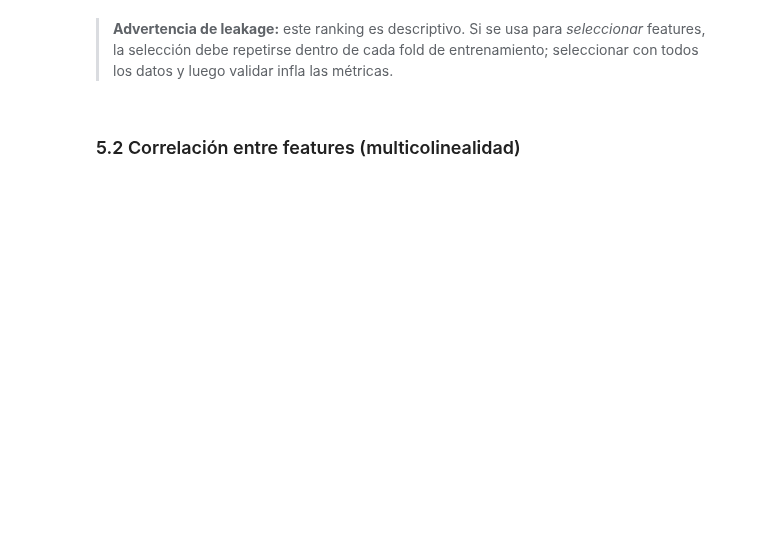
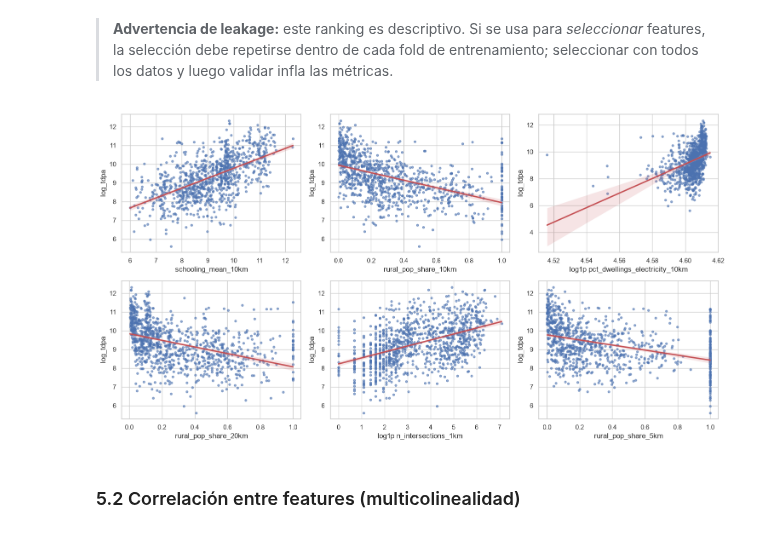
Before and after one commit to AEST2722/Equipo20_EnergyIntelligence, a Jupyter notebook: 04_NOTEBOOKS/02_EDA_TOP_Model_Table.ipynb, the cells around one changed output. Drawn from its saved outputs; the diff is of its cells as text; code cells hidden in the pictures; blank space fills up the shorter version.

```diff
--- a/04_NOTEBOOKS/02_EDA_TOP_Model_Table.ipynb
+++ b/04_NOTEBOOKS/02_EDA_TOP_Model_Table.ipynb
@@ -160,12 +313,18 @@ display(rel.round(3).head(20))
 > repetirse dentro de cada fold de entrenamiento; seleccionar con todos los datos y luego validar infla las métricas.
 # %%
 top = rel.index[:6].tolist()
-fig, axes = plt.subplots(2, 3, figsize=(15, 8))
-for a, c in zip(axes.flat, top):
-    x = np.log1p(df[c].clip(lower=0)) if c in SKEWED else df[c]
-    sns.regplot(x=x, y=df[TARGET], ax=a, scatter_kws={"s": 12, "alpha": .6}, line_kws={"color": "r"})
-    a.set_xlabel(("log1p " if c in SKEWED else "") + c)
-savefig("09_scatter_top_features")
+if top:
+    fig, axes = plt.subplots(2, 3, figsize=(15, 8))
+    for a, c in zip(axes.flat, top):
+        x = np.log1p(df[c].clip(lower=0)) if c in SKEWED else df[c]
+        sns.regplot(x=x, y=df[TARGET], ax=a, scatter_kws={"s": 12, "alpha": .6}, line_kws={"color": "r"})
+        a.set_xlabel(("log1p " if c in SKEWED else "") + c)
+    for a in axes.flat[len(top):]: a.axis("off")
+    savefig("09_scatter_top_features")
+else:
+    print("Gráficas feature–objetivo pendientes: todavía no hay features territoriales.")
+# %% [output]
+[figure, added]
 # %% [markdown]
 ### 5.2 Correlación entre features (multicolinealidad)
 # %%
```
Also changed, not shown: parts of 23 cells of this notebook, 29 other files.
